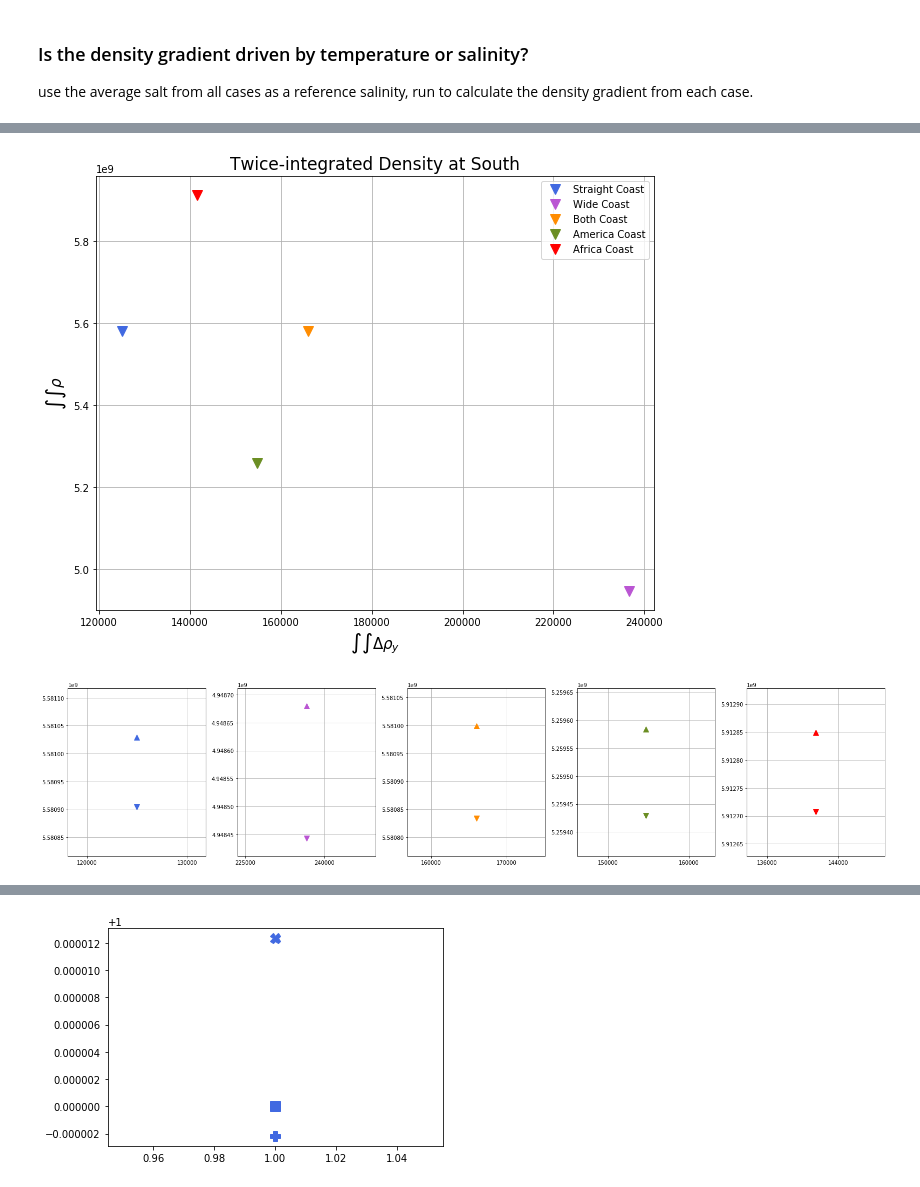
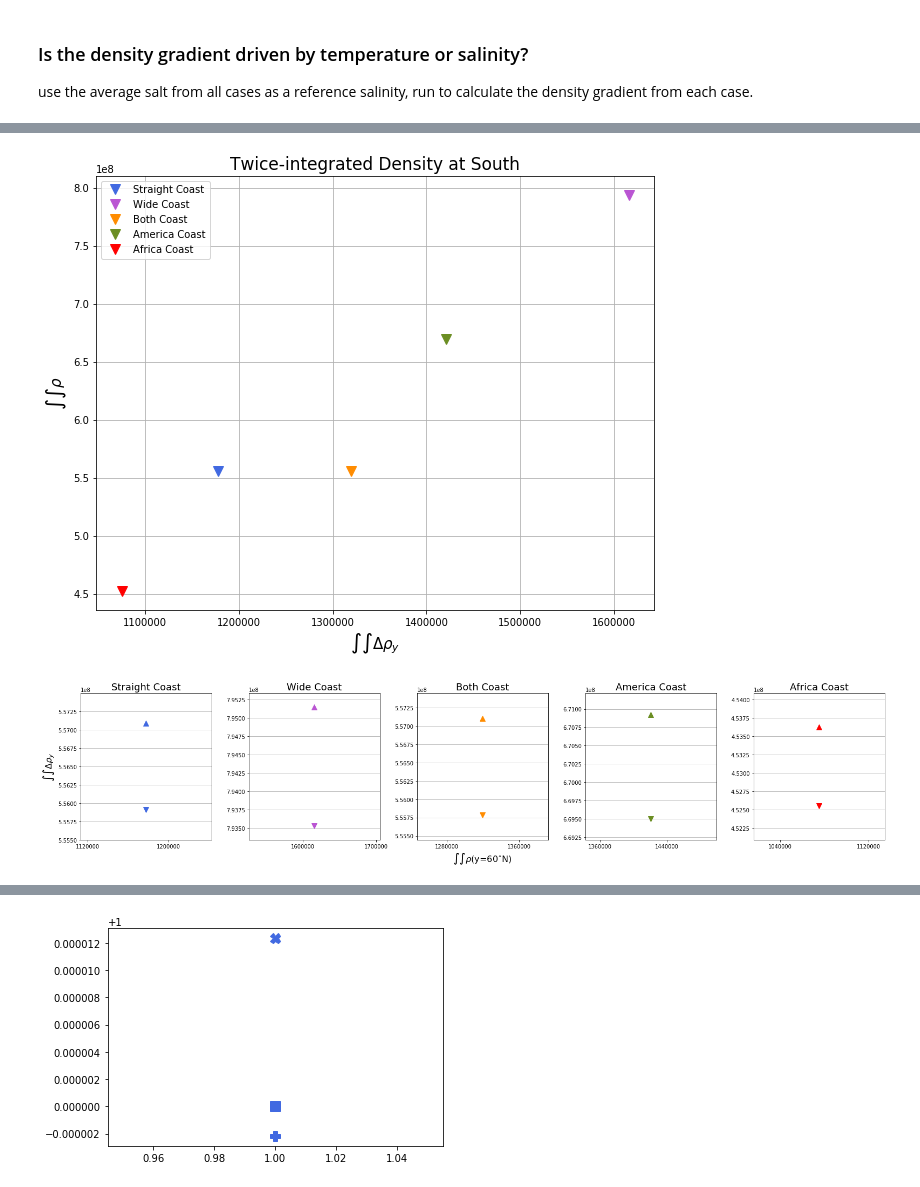
Before and after one commit to s-ragen/AQUA_CODE, a Jupyter notebook: scalings_wright_eos-Copy1.ipynb, the cells around one changed output, grey strips where cells are left out. Saved outputs shown, nothing was run; the diff lists cells and outputs as text; code cells hidden in the pictures.

Commit message:
fixing my integrals

```diff
--- a/scalings_wright_eos-Copy1.ipynb
+++ b/scalings_wright_eos-Copy1.ipynb
@@ -1316,7 +1325,7 @@ plt.show()
 # double integral calculation
 # term1 = 1/h * integral from -h to 0 of integral from z to 0 of delta rho
 
-def double_integration(delta_rho, Lx):
+def double_integration(delta_rho):
 #     term1_tmp = xr.zeros_like(delta_rho)
 
 #     for i in range(len(delta_rho.zl)):
@@ -1348,7 +1357,7 @@ def double_integration(delta_rho, Lx):
         Psi_tmp[i] = integ.values
 
 #     Psi = (Psi_tmp*Lx)/(1e6)
-    double_integral = Psi_tmp.mean(dim='yh').mean(dim='xh')
+    double_integral = Psi_tmp
 #     print(Psi.max())
 
     max_index = np.where(double_integral == double_integral.max())
@@ -1358,37 +1367,47 @@ def double_integration(delta_rho, Lx):
     return(double_integral, double_integral_max_depth)
 # %%
 # Northern point density double integral
+north_straight = rho_north_straight.mean(dim='yh').mean(dim='xh')
+north_wide = rho_north_wide.mean(dim='yh').mean(dim='xh')
+north_both = rho_north_both.mean(dim='yh').mean(dim='xh')
+north_am = rho_north_am.mean(dim='yh').mean(dim='xh')
+north_af = rho_north_af.mean(dim='yh').mean(dim='xh')
 
-rho_n_dint_straight, rho_n_dint_depth_straight = double_integration(rho_north_straight, Lx_straight)
+rho_n_dint_straight, rho_n_dint_depth_straight = double_integration(north_straight[::-1])
 rho_north_dint_straight = rho_n_dint_straight.sel(zl=Psi_max_depth_straight)
 
-rho_n_dint_wide, rho_n_dint_depth_wide = double_integration(rho_north_wide, Lx_wide)
+rho_n_dint_wide, rho_n_dint_depth_wide = double_integration(north_wide[::-1])
 rho_north_dint_wide = rho_n_dint_wide.sel(zl=Psi_max_depth_wide)
 
-rho_n_dint_both, rho_n_dint_depth_both = double_integration(rho_north_both, Lx_both)
+rho_n_dint_both, rho_n_dint_depth_both = double_integration(north_both[::-1])
 rho_north_dint_both = rho_n_dint_both.sel(zl=Psi_max_depth_both)
 
-rho_n_dint_am, rho_n_dint_depth_am = double_integration(rho_north_am, Lx_am)
+rho_n_dint_am, rho_n_dint_depth_am = double_integration(north_am[::-1])
 rho_north_dint_am = rho_n_dint_am.sel(zl=Psi_max_depth_am)
 
-rho_n_dint_af, rho_n_dint_depth_af = double_integration(rho_north_af, Lx_af)
+rho_n_dint_af, rho_n_dint_depth_af = double_integration(north_af[::-1])
 rho_north_dint_af = rho_n_dint_af.sel(zl=Psi_max_depth_af)
 
 # Southern point density double integral
+south_straight = rho_south_straight.mean(dim='yh').mean(dim='xh')
+south_wide = rho_south_wide.mean(dim='yh').mean(dim='xh')
+south_both = rho_south_both.mean(dim='yh').mean(dim='xh')
+south_am = rho_south_am.mean(dim='yh').mean(dim='xh')
+south_af = rho_south_af.mean(dim='yh').mean(dim='xh')
 
-rho_s_dint_straight, rho_s_dint_depth_straight = double_integration(rho_south_straight, Lx_straight)
+rho_s_dint_straight, rho_s_dint_depth_straight = double_integration(south_straight[::-1])
 rho_south_dint_straight = rho_s_dint_straight.sel(zl=Psi_max_depth_straight)
 
-rho_s_dint_wide, rho_s_dint_depth_wide = double_integration(rho_south_wide, Lx_wide)
+rho_s_dint_wide, rho_s_dint_depth_wide = double_integration(south_wide[::-1])
 rho_south_dint_wide = rho_s_dint_wide.sel(zl=Psi_max_depth_wide)
 
-rho_s_dint_both, rho_s_dint_depth_both = double_integration(rho_south_both, Lx_both)
+rho_s_dint_both, rho_s_dint_depth_both = double_integration(south_both[::-1])
 rho_south_dint_both = rho_s_dint_both.sel(zl=Psi_max_depth_both)
 
-rho_s_dint_am, rho_s_dint_depth_am = double_integration(rho_south_am, Lx_am)
+rho_s_dint_am, rho_s_dint_depth_am = double_integration(south_am[::-1])
 rho_south_dint_am = rho_s_dint_am.sel(zl=Psi_max_depth_am)
 
-rho_s_dint_af, rho_s_dint_depth_af = double_integration(rho_south_af, Lx_af)
+rho_s_dint_af, rho_s_dint_depth_af = double_integration(south_af[::-1])
 rho_south_dint_af = rho_s_dint_af.sel(zl=Psi_max_depth_af)
 # %% [markdown]
 ### Is the density gradient driven by temperature or salinity?
@@ -1649,7 +1668,7 @@ plt.title('Twice-integrated Density at South', fontsize=17)
 plt.show()
 
 
-mod = 1.5e5
+mod = 1e6
 
 fig, ax = plt.subplots(ncols=5, figsize=(22,5))
 
@@ -1660,12 +1679,14 @@ ax[0].plot(rho_north_dint_straight-rho_south_dint_straight, rho_south_dint_strai
 # ax[0].set_ylim([5.5806e9, 5.5814e9])
 ax[0].set_ylim([(rho_north_dint_straight+rho_south_dint_straight)/2 - mod,
                 (rho_north_dint_straight+rho_south_dint_straight)/2 + mod])
+ax[0].set_ylabel(r'$\int \int \Delta \rho_y$', fontsize=16)
 
 ax[1].plot(rho_north_dint_wide-rho_south_dint_wide, rho_north_dint_wide, '^',
         label='{}'.format(case_wide), color='mediumorchid', markersize=10)
 ax[1].plot(rho_north_dint_wide-rho_south_dint_wide, rho_south_dint_wide, 'v',
         label='{}'.format(case_wide), color='mediumorchid', markersize=10)
 # ax[1].set_ylim([4.9481e9, 4.9489e9])
+
 ax[1].set_ylim([(rho_north_dint_wide+rho_south_dint_wide)/2 - mod,
                 (rho_north_dint_wide+rho_south_dint_wide)/2 + mod])
 
@@ -1676,12 +1697,14 @@ ax[2].plot(rho_north_dint_both-rho_south_dint_both, rho_south_dint_both, 'v',
 # ax[2].set_ylim([5.5806e9, 5.5814e9])
 ax[2].set_ylim([(rho_north_dint_both+rho_south_dint_both)/2 - mod,
                 (rho_north_dint_both+rho_south_dint_both)/2 + mod])
+ax[2].set_xlabel(r'$\int \int \rho$(y=60$^{\circ}$N)', fontsize=16)
 
 ax[3].plot(rho_north_dint_am-rho_south_dint_am, rho_north_dint_am, '^',
         label='{}'.format(case_am), color='olivedrab', markersize=10)
 ax[3].plot(rho_north_dint_am-rho_south_dint_am, rho_south_dint_am, 'v',
         label='{}'.format(case_am), color='olivedrab', markersize=10)
 # ax[3].set_ylim([5.2591e9, 5.2599e9])
+
 ax[3].set_ylim([(rho_north_dint_am+rho_south_dint_am)/2 - mod,
                 (rho_north_dint_am+rho_south_dint_am)/2 + mod])
 
@@ -1693,10 +1716,11 @@ ax[4].plot(rho_north_dint_af-rho_south_dint_af, rho_south_dint_af, 'v',
 ax[4].set_ylim([(rho_north_dint_af+rho_south_dint_af)/2 - mod,
                 (rho_north_dint_af+rho_south_dint_af)/2 + mod])
 
-for i in range(5):
+for i,case in enumerate([case_straight, case_wide, case_both, case_am, case_af]):
     ax[i].ticklabel_format(useOffset=False)
     ax[i].xaxis.set_major_locator(plt.MaxNLocator(1))
-    ax[i].grid()
+    ax[i].grid(axis='y')
+    ax[i].set_title(case, fontsize=18)
 
 fig.tight_layout()
 plt.show()
@@ -1705,4 +1729,4 @@ plt.show()
-[figure, old version]
+[figure, new version]
-[figure, old version]
+[figure, new version]
 # %%
 fig, ax = plt.subplots(figsize=(10,8))
```
Also changed, not shown: parts of 29 cells of this notebook, 4 other files.
